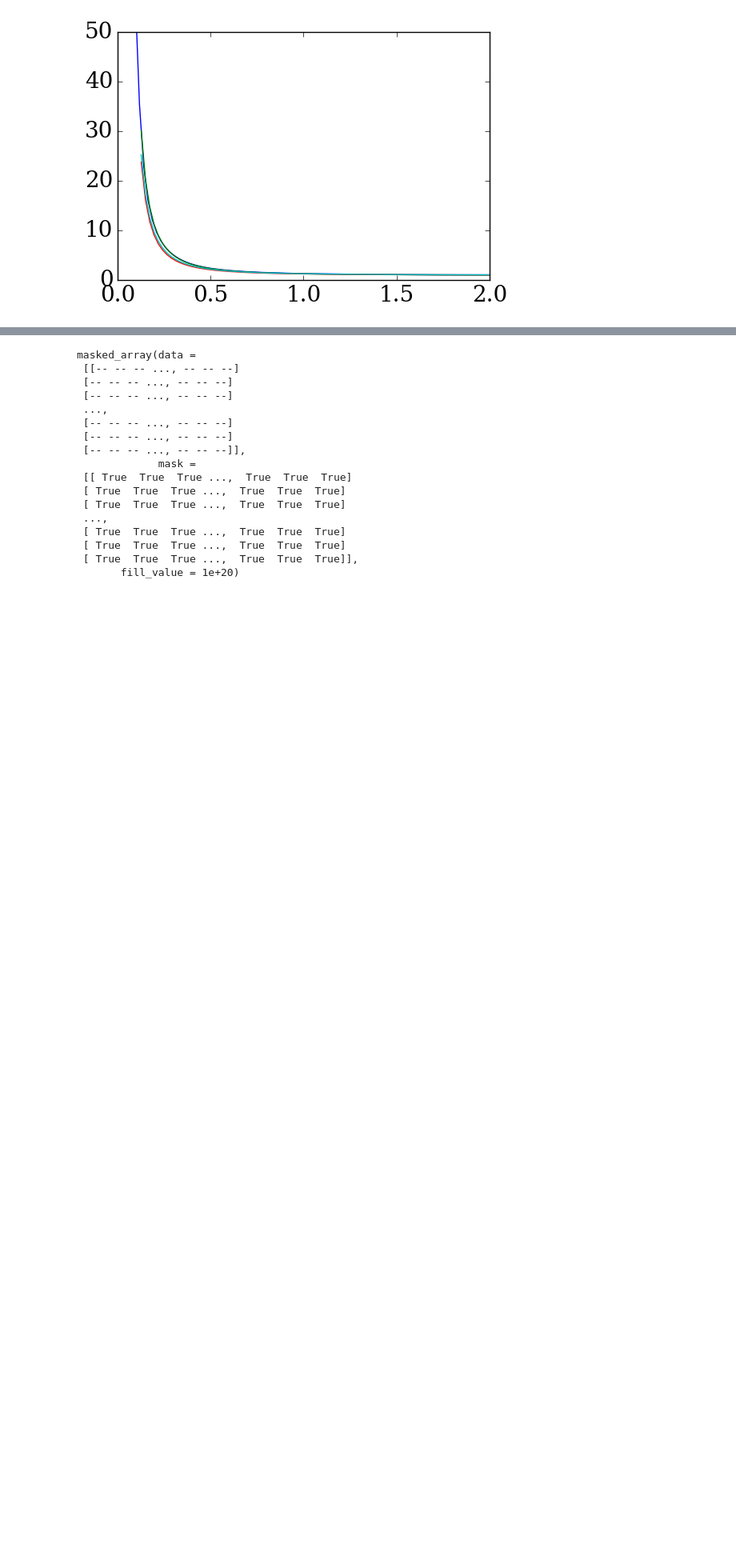
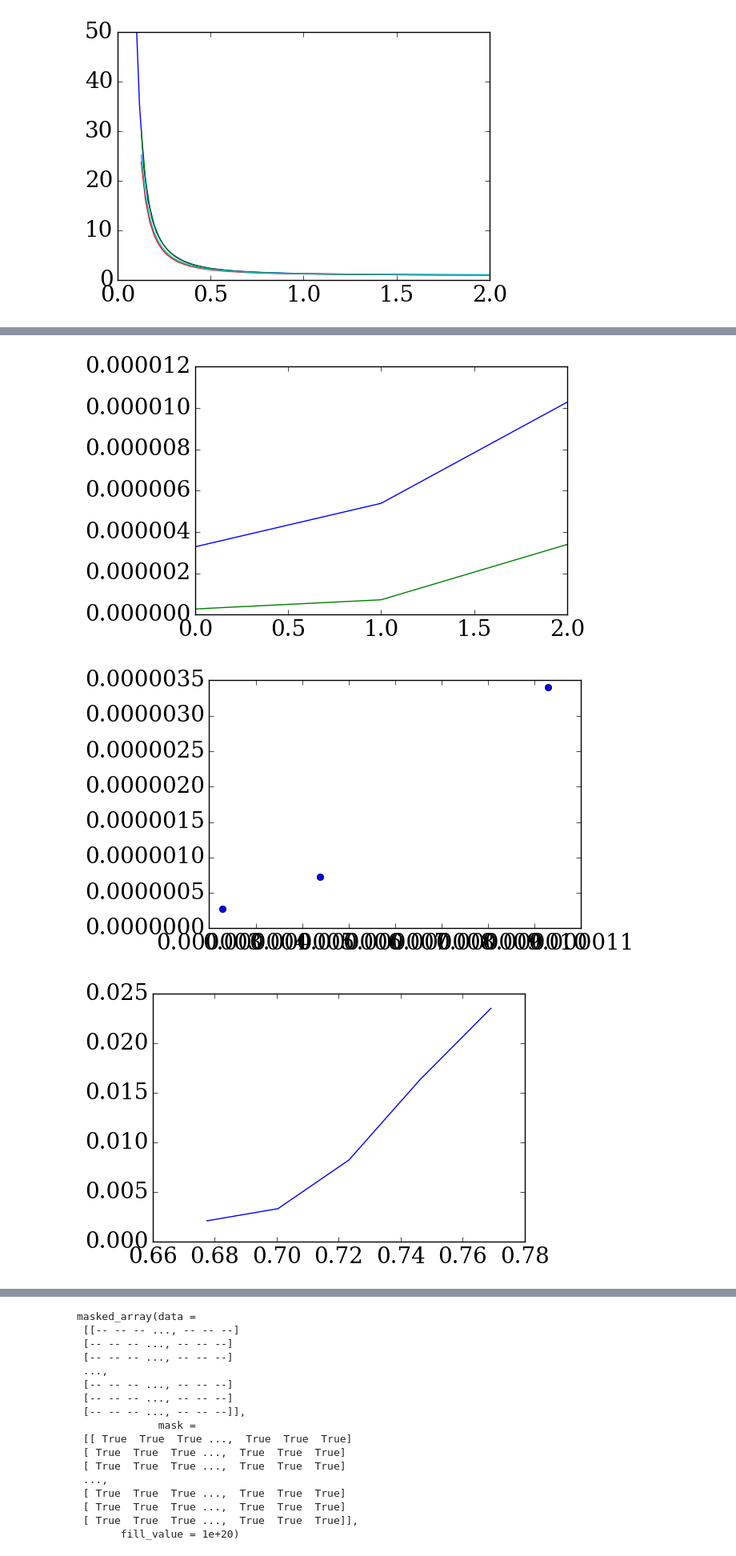
Before and after one commit to cduranalarcon/Lidar_DDU, a Jupyter notebook: Notebooks/System_calibration.ipynb, the cells around one changed output, grey strips where cells are left out. Shown: that part at 80% size. Cells and saved outputs as stored; diff of their text form; code cells hidden in the pictures; blank space fills up the shorter version.

```diff
--- a/Notebooks/System_calibration.ipynb
+++ b/Notebooks/System_calibration.ipynb
@@ -477,0 +325,6 @@ Cpar =  nan /std =  nan Cper =  nan /std =  nan Cpar/Cper =  nan
+# %%
+Par =  np.loadtxt("I:/PHD/Lidar/Processing_V3/SysCalibrated/10min6bins/Bpar/Bpar_sc_O_20170215_10min_6bins.dat")
+Per =  np.loadtxt("I:/PHD/Lidar/Processing_V3/SysCalibrated/10min6bins/Bper/Bper_sc_O_20170215_10min_6bins.dat")
+SNR =  np.loadtxt("I:/PHD/Lidar/Processing_V3/Signals/10min6bins/SNR/SNR_Par10_20170215_10min_6bins.dat")[:,5:]
+r = np.loadtxt("I:/PHD/Lidar/Processing_V3/Signals/10min6bins/R_10min_6bins.dat")[5:]
+dr = Per/Par
@@ -477,0 +337,25 @@ Cpar =  nan /std =  nan Cper =  nan /std =  nan Cpar/Cper =  nan
+# %%
+pix  = np.squeeze(np.where(SNR[6*8,:]> 10))
+
+pylab.plot(Par[6*8,24:39-12])
+pylab.plot(40*Per[6*8,24:39-12])
+pylab.show()
+
+pylab.plot(Par[6*8,24:39-12],40*Per[6*8,24:39-12], "o")
+pylab.show()
+
+
+pylab.plot(r[24:39-10],dr[6*8,24:39-10])
+pylab.show()
+pylab.plot(r[pix],SNR[6*8,pix])
+pylab.show()
+pylab.plot(r[pix],Par[6*8,pix])
+pylab.plot(r[pix],40*Per[6*8,pix])
+pylab.show()
+
+pylab.plot(Par[6*8,pix],Per[6*8,pix],"o")
+pylab.show()
+# %% [output]
+[figure, added]
+[figure, added]
+[figure, added]
```
Also changed, not shown: parts of 12 cells of this notebook.
